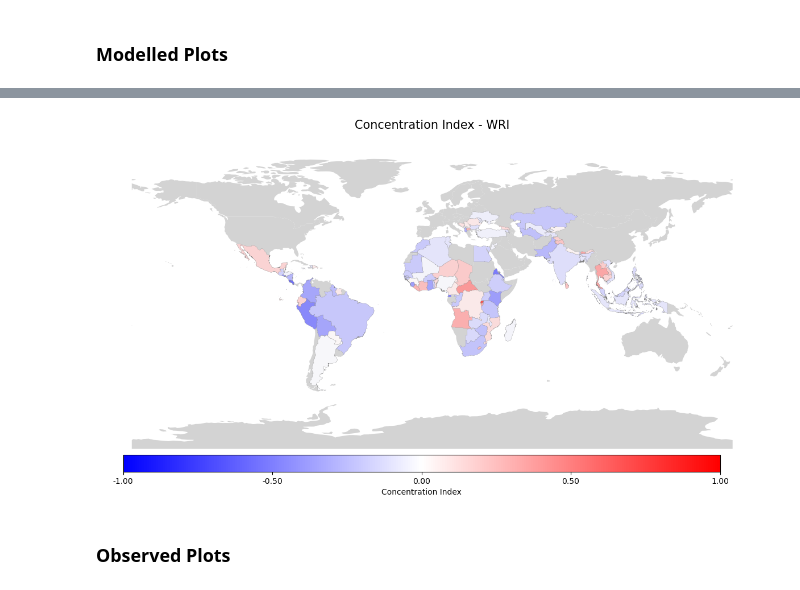
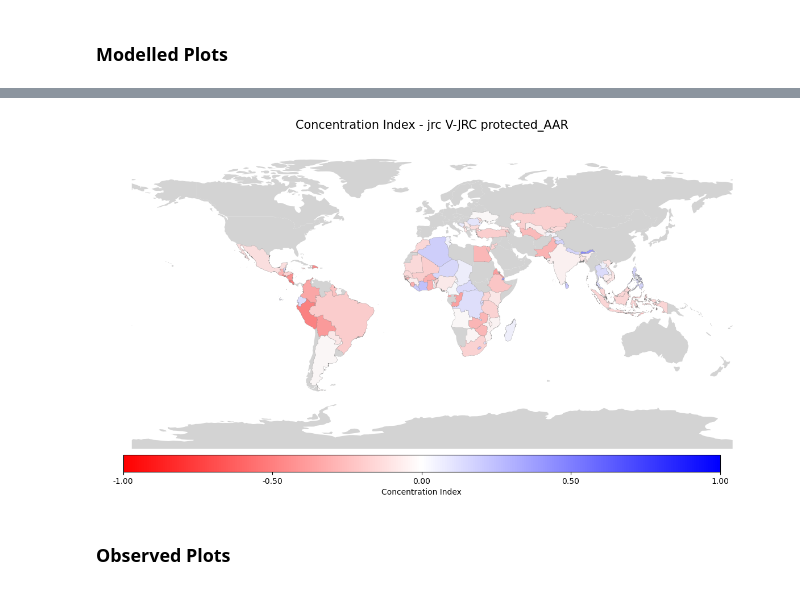
Before and after one commit to mvbnffc/flood-wealth, a Jupyter notebook: notebooks/national_metrics.ipynb, the cells around one changed output, grey strips where cells are left out. Cells and saved outputs as stored; diff of their text form; code cells hidden in the pictures.

```diff
--- a/notebooks/national_metrics.ipynb
+++ b/notebooks/national_metrics.ipynb
@@ -12,12 +12,13 @@ from matplotlib.cm import ScalarMappable
 from matplotlib.colors import Normalize
 # %%
 # Define function combining geopackages
-def combine_national_metrics(country_list, model, vuln_curve):
+def combine_national_metrics(country_list, model, metric, vuln_curve):
     '''
     Function for combining national metrics into one geodataframe.
     Function takes as input:
         - the list of countries to combine (ISO3 codes)
         - the flood model used (giri, jrc, or wri)
+        - the metric of interest (AAR, protected_AAR, or RP100)
         - the vulnerability curve usedd (JRC, EXP, or BERN)
     '''
     # List to store individual GeoDataFrames
@@ -25,8 +26,8 @@ def combine_national_metrics(country_list, model, vuln_curve):
     # Loop over all countries in the country list
     for country in country_list:
         try:
-            metric_path = os.path.join("..", "data", "results", "social_flood", f"{country}",
-                                       "inequality_metrics", f"{country}_ADM-0_metrics_{model}-flood_V-{vuln_curve}.gpkg")
+            metric_path = os.path.join("..", "data", "results", "social_flood", "countries", f"{country}",
+                                       "inequality_metrics", f"{country}_ADM-0_metrics_{model}-flood_{metric}_V-{vuln_curve}.gpkg")
             # Read the GeoPackage
             gdf = gpd.read_file(metric_path)
             # Append to list
@@ -54,7 +55,7 @@ def combine_national_observed_metrics(country_list, model):
     # Loop over all countries in the country list
     for country in country_list:
         try:
-            metric_path = os.path.join("..", "data", "results", "social_flood", f"{country}",
+            metric_path = os.path.join("..", "data", "results", "social_flood", "countries", f"{country}",
                                        "inequality_metrics", f"{country}_ADM-0_metrics_{model}-flood.gpkg")
             # Read the GeoPackage
             gdf = gpd.read_file(metric_path)
@@ -89,9 +90,10 @@ countries = config.get("iso_codes", [])
 ### Modelled Plots
 # %%
 # Combine data for specific model and vulnerability curve
-model = "giri"
+model = "jrc"
 vuln = "JRC"
-combined_metrics = combine_national_metrics(countries, model, vuln)
+risk_metric = "protected_AAR"
+combined_metrics = combine_national_metrics(countries, model, risk_metric, vuln)
 # Filter countries (based on the RWI population coverage)
 coverage_threshold = 90 # going to use 90% first
 combined_metrics = combined_metrics[combined_metrics['Population Coverage (%)'] > coverage_threshold]
@@ -109,12 +111,12 @@ combined_metrics.head()
 # Plot a map of the metrics
 # Map parameters
 figsize = (15, 10)
-colormap = plt.cm.bwr
+colormap = plt.cm.bwr.reversed()
 colormap_min = -1
 colormap_max = 1
 metric = "CI"
 label = "Concentration Index"
-title = "Concentration Index - WRI"
+title = f"Concentration Index - {model} V-{vuln} {risk_metric}"
 
 # Create a copy of original dataframe for mapping
 map_df = combined_metrics.copy()
@@ -144,34 +146,34 @@ if metric in map_df.columns:
     map_df[valid_data].plot(column=metric,
                             ax=ax,
                             cmap=colormap,
                             norm=norm,
                             edgecolor='gray',
                             linewidth=0.2,
                             alpha=0.9)
 
 
     sm = ScalarMappable(cmap=colormap, norm=norm)
     sm.set_array([])
 
     # Create the colorbar with custom positioning
     cax = fig.add_axes([0.15, 0.2, 0.7, 0.03])  # [left, bottom, width, height]
     cbar = fig.colorbar(sm, cax=cax, orientation='horizontal')
     # Create evenly spaced ticks (5 ticks including min and max)
     tick_values = np.linspace(colormap_min, colormap_max, 5)
     cbar.set_ticks(tick_values)
     # Format the tick labels to have fewer decimal places
     cbar.set_ticklabels([f"{v:.2f}" for v in tick_values])
     cbar.set_label(label)
 
 # Add title explicitly to the ax object, not using plt.title
 ax.set_title(title, fontsize=15, pad=20)
 
 # Turn off the axis
 ax.set_axis_off()
 
 plt.show()
 # %% [output]
-[figure, old version]
+[figure, new version]
 # %% [markdown]
 ### Observed Plots
 # %%
```
Also changed, not shown: parts of 6 cells of this notebook, 10 other files.
